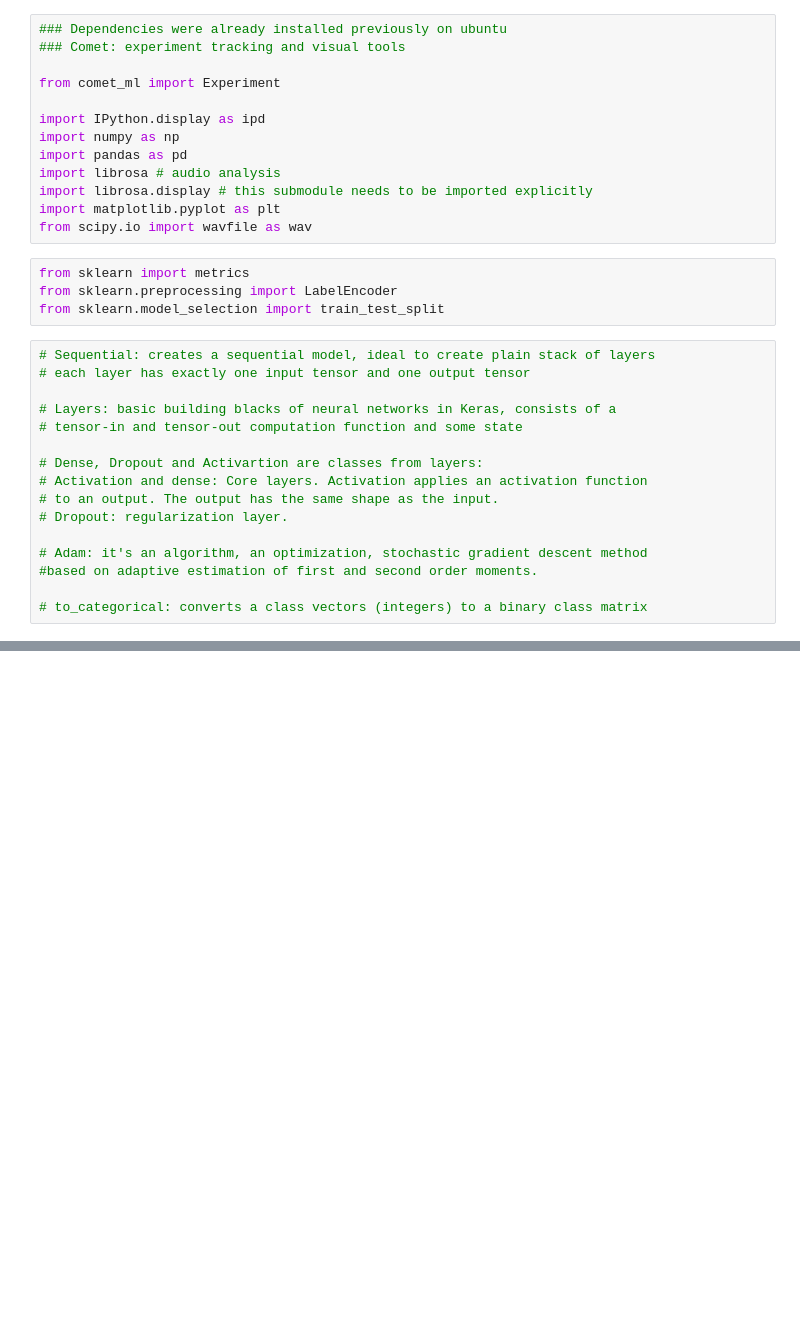
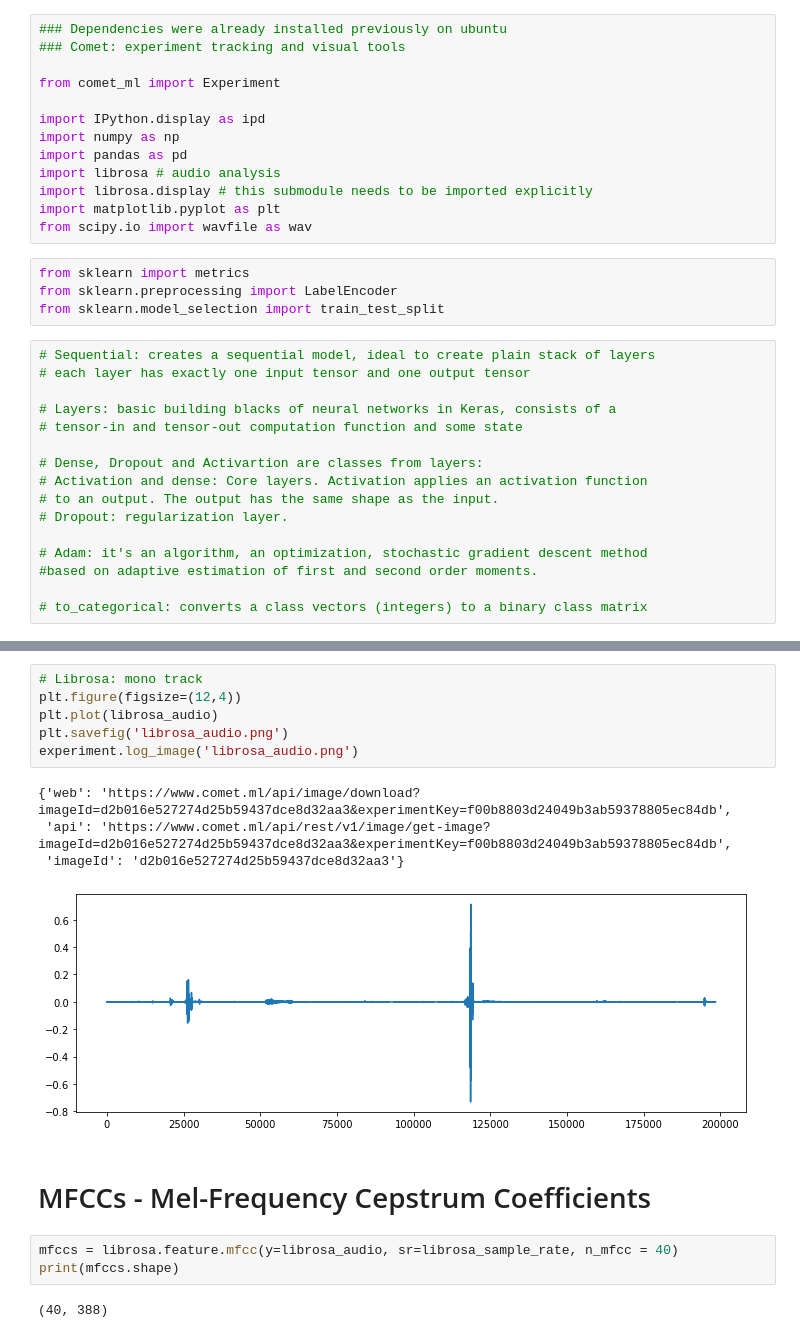
Before and after one commit to blackmountainb/taad-project, a Jupyter notebook: Projeto_SetA.ipynb, the cells around one changed output, grey strips where cells are left out. Cells and saved outputs as stored; diff of their text form; blank space fills up the shorter version.

```diff
--- a/Projeto_SetA.ipynb
+++ b/Projeto_SetA.ipynb
@@ -98,0 +143,18 @@ KeyError: nan
+# %%
+# Librosa: mono track
+plt.figure(figsize=(12,4))
+plt.plot(librosa_audio)
+plt.savefig('librosa_audio.png')
+experiment.log_image('librosa_audio.png')
+# %% [output]
+{'web': 'https://www.comet.ml/api/image/download?imageId=d2b016e527274d25b59437dce8d32aa3&experimentKey=f00b8803d24049b3ab59378805ec84db',
+ 'api': 'https://www.comet.ml/api/rest/v1/image/get-image?imageId=d2b016e527274d25b59437dce8d32aa3&experimentKey=f00b8803d24049b3ab59378805ec84db',
+ 'imageId': 'd2b016e527274d25b59437dce8d32aa3'}
+[figure, added]
+# %% [markdown]
+# MFCCs - Mel-Frequency Cepstrum Coefficients
+# %%
+mfccs = librosa.feature.mfcc(y=librosa_audio, sr=librosa_sample_rate, n_mfcc = 40)
+print(mfccs.shape)
+# %% [output]
+(40, 388)
```
Also changed, not shown: parts of 14 cells of this notebook, 4 other files.
